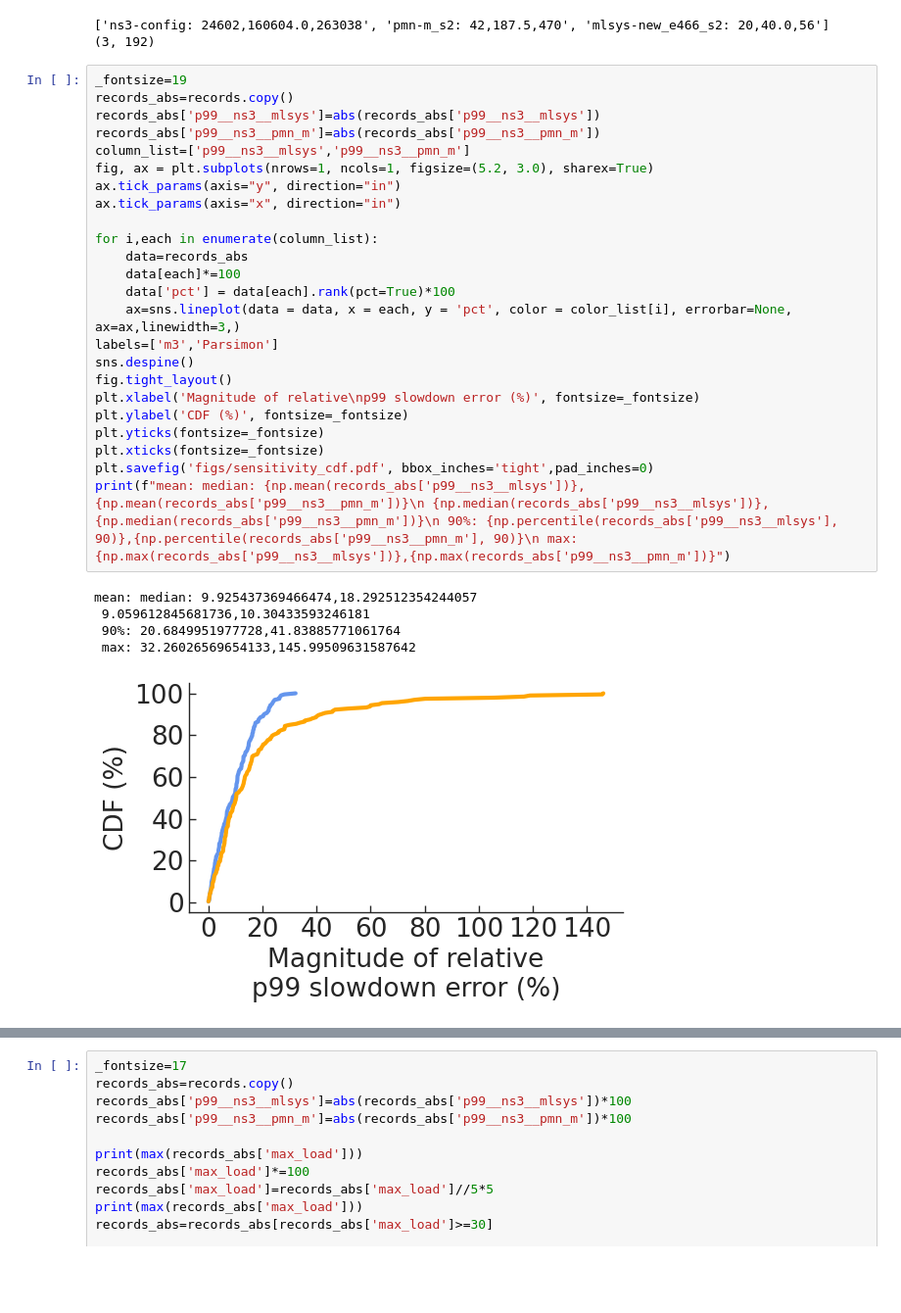
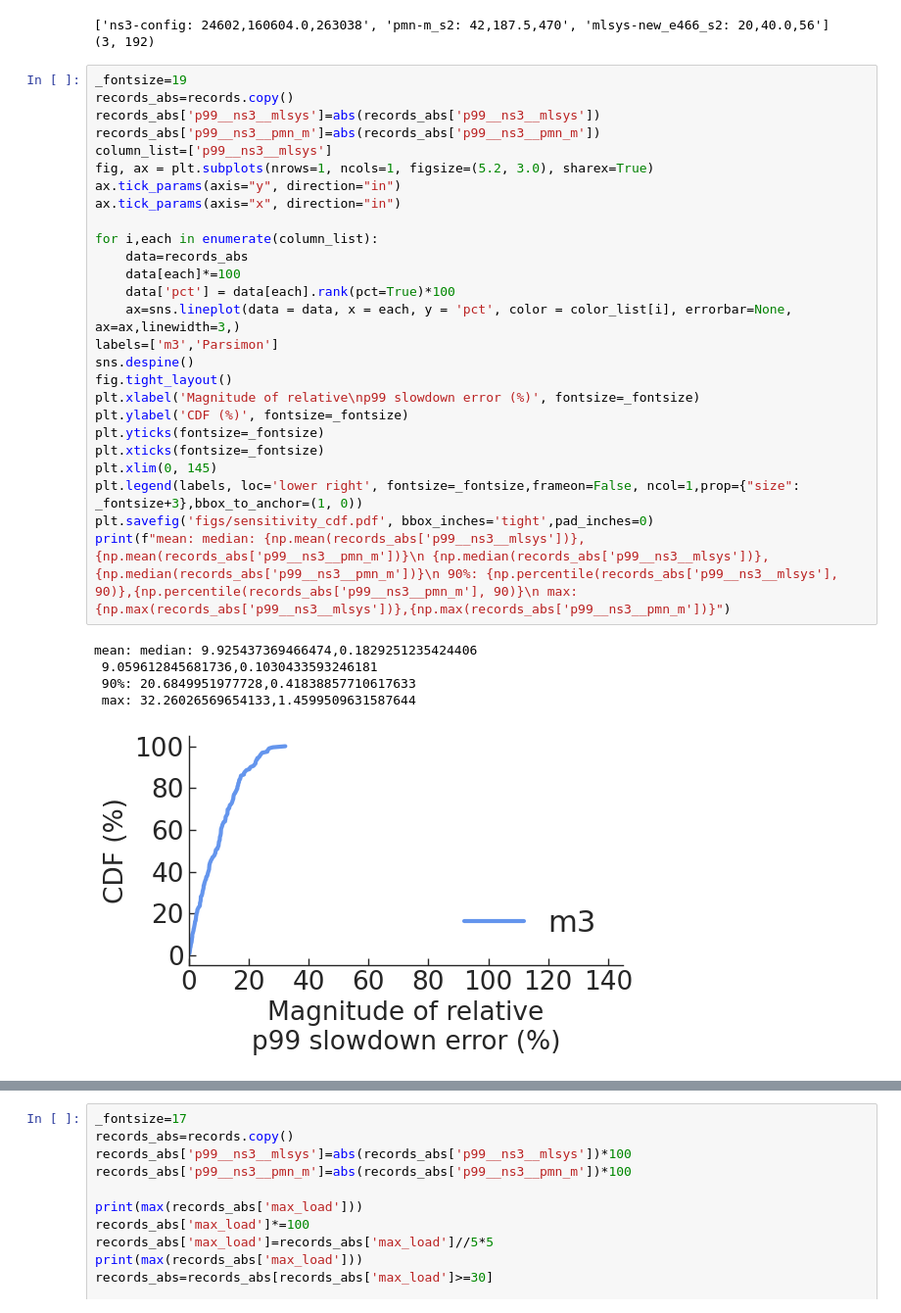
Before and after one commit to uw-polestar/parsimon-eval, a Jupyter notebook: expts/fig_8/analysis/analysis_dctcp.ipynb, the cells around one changed output, grey strips where cells are left out. Shown at 98% size. Cells and saved outputs as stored; diff of their text form; blank space fills up the shorter version.

```diff
--- a/expts/fig_8/analysis/analysis_dctcp.ipynb
+++ b/expts/fig_8/analysis/analysis_dctcp.ipynb
@@ -199,33 +199,35 @@ records['mlsys_time']=res[2]
 # %%
 _fontsize=19
 records_abs=records.copy()
 records_abs['p99__ns3__mlsys']=abs(records_abs['p99__ns3__mlsys'])
 records_abs['p99__ns3__pmn_m']=abs(records_abs['p99__ns3__pmn_m'])
-column_list=['p99__ns3__mlsys','p99__ns3__pmn_m']
+column_list=['p99__ns3__mlsys']
 fig, ax = plt.subplots(nrows=1, ncols=1, figsize=(5.2, 3.0), sharex=True)
 ax.tick_params(axis="y", direction="in")
 ax.tick_params(axis="x", direction="in")
 
 for i,each in enumerate(column_list):
     data=records_abs
     data[each]*=100
     data['pct'] = data[each].rank(pct=True)*100
     ax=sns.lineplot(data = data, x = each, y = 'pct', color = color_list[i], errorbar=None, ax=ax,linewidth=3,)
 labels=['m3','Parsimon']
 sns.despine()
 fig.tight_layout()
 plt.xlabel('Magnitude of relative\np99 slowdown error (%)', fontsize=_fontsize)
 plt.ylabel('CDF (%)', fontsize=_fontsize)
 plt.yticks(fontsize=_fontsize)
 plt.xticks(fontsize=_fontsize)
+plt.xlim(0, 145)
+plt.legend(labels, loc='lower right', fontsize=_fontsize,frameon=False, ncol=1,prop={"size": _fontsize+3},bbox_to_anchor=(1, 0))
 plt.savefig('figs/sensitivity_cdf.pdf', bbox_inches='tight',pad_inches=0)
 print(f"mean: median: {np.mean(records_abs['p99__ns3__mlsys'])},{np.mean(records_abs['p99__ns3__pmn_m'])}\n {np.median(records_abs['p99__ns3__mlsys'])},{np.median(records_abs['p99__ns3__pmn_m'])}\n 90%: {np.percentile(records_abs['p99__ns3__mlsys'], 90)},{np.percentile(records_abs['p99__ns3__pmn_m'], 90)}\n max: {np.max(records_abs['p99__ns3__mlsys'])},{np.max(records_abs['p99__ns3__pmn_m'])}")
 # %% [output]
-mean: median: 9.925437369466474,18.292512354244057
- 9.059612845681736,10.30433593246181
- 90%: 20.6849951977728,41.83885771061764
- max: 32.26026569654133,145.99509631587642
+mean: median: 9.925437369466474,0.1829251235424406
+ 9.059612845681736,0.1030433593246181
+ 90%: 20.6849951977728,0.41838857710617633
+ max: 32.26026569654133,1.4599509631587644
-[figure, old version]
+[figure, new version]
 # %%
 _fontsize=17
 column_list=['mlsys_time','pmn-m_time','ns3_time']
```
Also changed, not shown: parts of 1 cell of this notebook, 9 other files.
